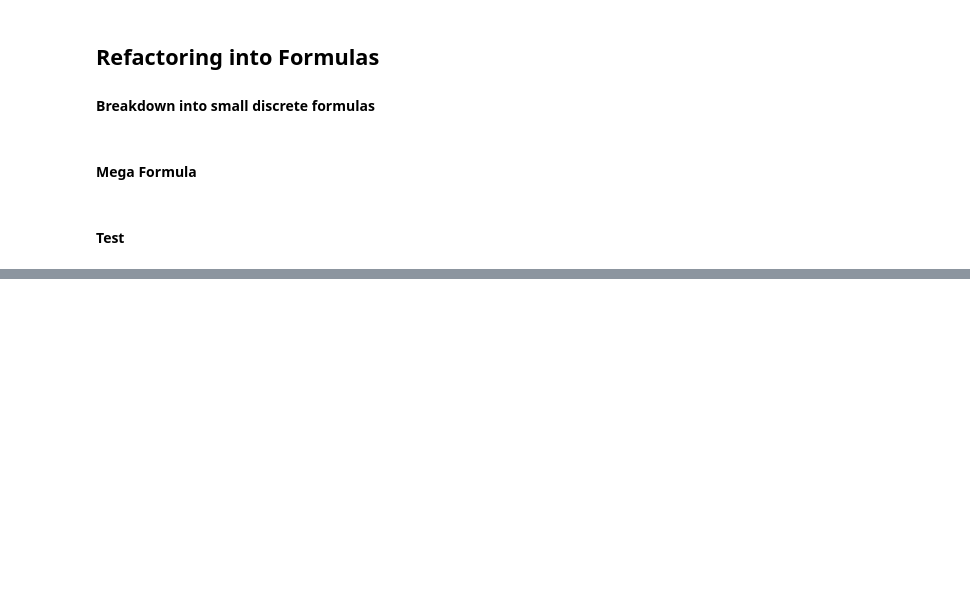
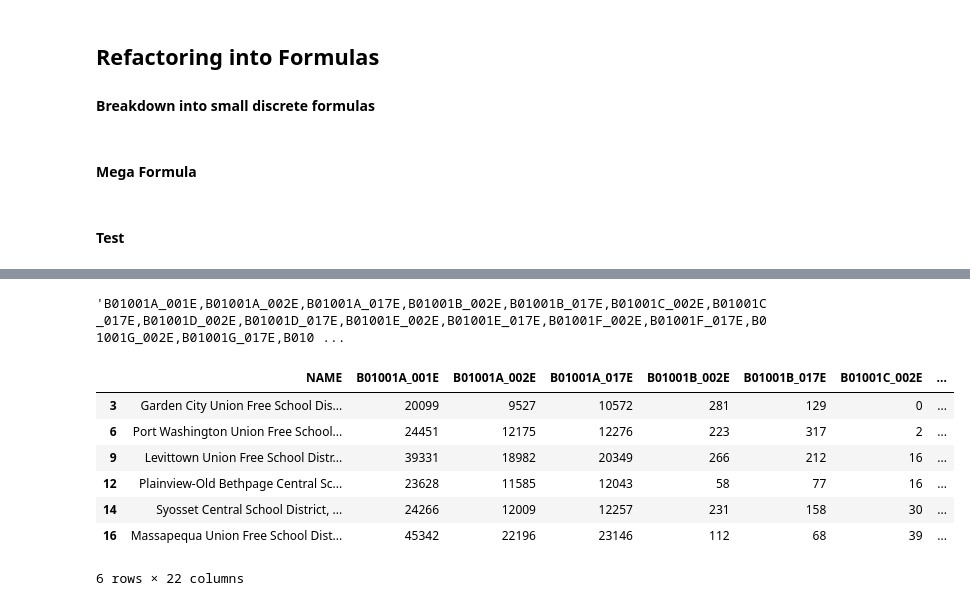
Before and after one commit to pylinet/USCensus, a Jupyter notebook: USCensusNYData.ipynb, the cells around one changed output, grey strips where cells are left out. Cells and saved outputs as stored; diff of their text form; code cells hidden in the pictures; blank space fills up the shorter version.

```diff
--- a/USCensusNYData.ipynb
+++ b/USCensusNYData.ipynb
@@ -71,6 +84,6 @@ This will allow that first layer of filtering to happen -> you get the GEOIDs fo
 
 Need to further investigate and understand Pandas concat, merge, join. Not sure why merge worked - so need to dig into that.
 # %%
-NYCountiesGEOID = NYCounties.merge(data, on=['School District Name'],how='inner')
-NYCountiesGEOID
+NYCountiesGEOID = CountyGEOID.merge(selectedNYCounties, on=['School District Name'],how='inner')
+NYCountiesGEOID.head()
 # %% [output]
@@ -78,6 +96,6 @@ NameError: name 'NYCounties' is not defined
 # %%
 # Get all GEO IDs in a single list
 
-GEOIDonly = joined['GEOID'].tolist()
+GEOIDonly = NYCountiesGEOID['GEOID'].tolist()
 separator = ', '
 print(GEOIDonly)
@@ -135,0 +232,22 @@ detailedTable(selectedVar,GEOIDsinglestring)
+# %%
+separator =','
+new=separator.join(map(str, x))
+new
+# %% [output]
+'B01001A_001E,B01001A_002E,B01001A_017E,B01001B_002E,B01001B_017E,B01001C_002E,B01001C_017E,B01001D_002E,B01001D_017E,B01001E_002E,B01001E_017E,B01001F_002E,B01001F_017E,B01001G_002E,B01001G_017E,B010 ...
+# %%
+testtest = detailedTable(new,GEOIDsinglestring)
+testtest
+
+testtest[x] = testtest[x].astype(int)
+newDf = testtest.loc[(testtest['B01001A_001E']>20000)]
+newDf
+# %% [output]
+|  | NAME | B01001A_001E | B01001A_002E | B01001A_017E | B01001B_002E | B01001B_017E | B01001C_002E | ... |
+| 3 | Garden City Union Free School Dis... | 20099 | 9527 | 10572 | 281 | 129 | 0 | ... |
+| 6 | Port Washington Union Free School... | 24451 | 12175 | 12276 | 223 | 317 | 2 | ... |
+| 9 | Levittown Union Free School Distr... | 39331 | 18982 | 20349 | 266 | 212 | 16 | ... |
+| 12 | Plainview-Old Bethpage Central Sc... | 23628 | 11585 | 12043 | 58 | 77 | 16 | ... |
+| 14 | Syosset Central School District, ... | 24266 | 12009 | 12257 | 231 | 158 | 30 | ... |
+| 16 | Massapequa Union Free School Dist... | 45342 | 22196 | 23146 | 112 | 68 | 39 | ... |
+6 rows × 22 columns
```
Also changed, not shown: parts of 12 cells of this notebook, 1 other file.
